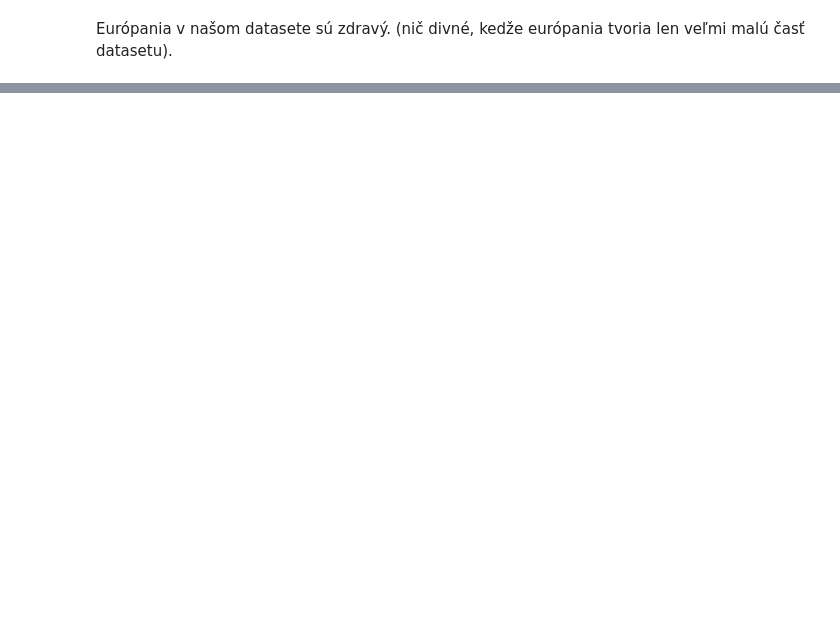
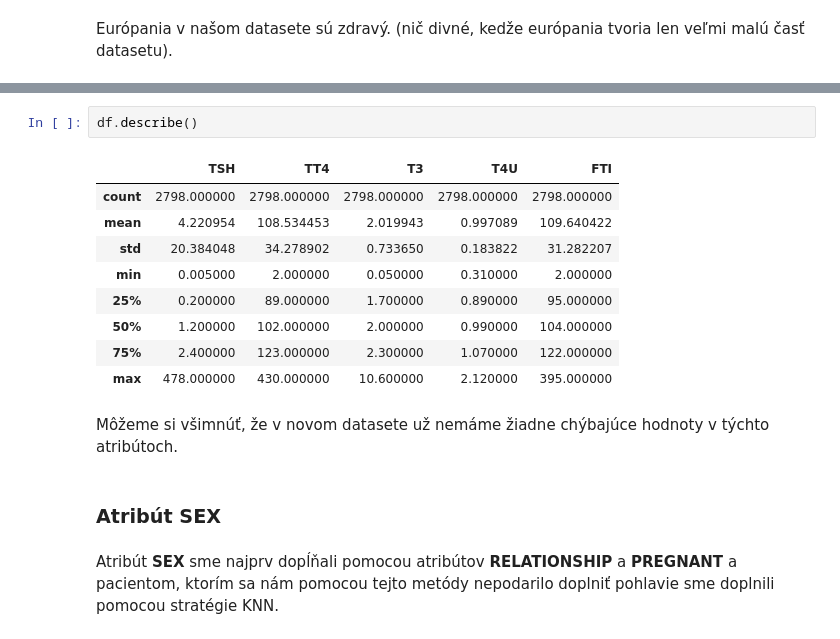
Before and after one commit to PeterJurkacek/IAU_2018_Jurkacek_Vyskoc, a Jupyter notebook: Jurkacek_Vyskoc_predspracovanie.ipynb, the cells around one changed output, grey strips where cells are left out. Saved outputs shown, nothing was run; the diff lists cells and outputs as text; blank space fills up the shorter version.

```diff
--- a/Jurkacek_Vyskoc_predspracovanie.ipynb
+++ b/Jurkacek_Vyskoc_predspracovanie.ipynb
@@ -1244,0 +1588,18 @@ df['CLASS'].value_counts()
+# %%
+df.describe()
+# %% [output]
+|  | TSH | TT4 | T3 | T4U | FTI |
+| count | 2798.000000 | 2798.000000 | 2798.000000 | 2798.000000 | 2798.000000 |
+| mean | 4.220954 | 108.534453 | 2.019943 | 0.997089 | 109.640422 |
+| std | 20.384048 | 34.278902 | 0.733650 | 0.183822 | 31.282207 |
+| min | 0.005000 | 2.000000 | 0.050000 | 0.310000 | 2.000000 |
+| 25% | 0.200000 | 89.000000 | 1.700000 | 0.890000 | 95.000000 |
+| 50% | 1.200000 | 102.000000 | 2.000000 | 0.990000 | 104.000000 |
+| 75% | 2.400000 | 123.000000 | 2.300000 | 1.070000 | 122.000000 |
+| max | 478.000000 | 430.000000 | 10.600000 | 2.120000 | 395.000000 |
+# %% [markdown]
+Môžeme si všimnúť, že v novom datasete už nemáme žiadne chýbajúce hodnoty v týchto atribútoch.
+# %% [markdown]
+### Atribút SEX
+# %% [markdown]
+Atribút **SEX** sme najprv dopĺňali pomocou atribútov **RELATIONSHIP** a **PREGNANT** a pacientom, ktorím sa nám pomocou tejto metódy nepodarilo doplniť pohlavie sme doplnili pomocou stratégie KNN.
```
Also changed, not shown: parts of 115 cells of this notebook, 8 other files.
